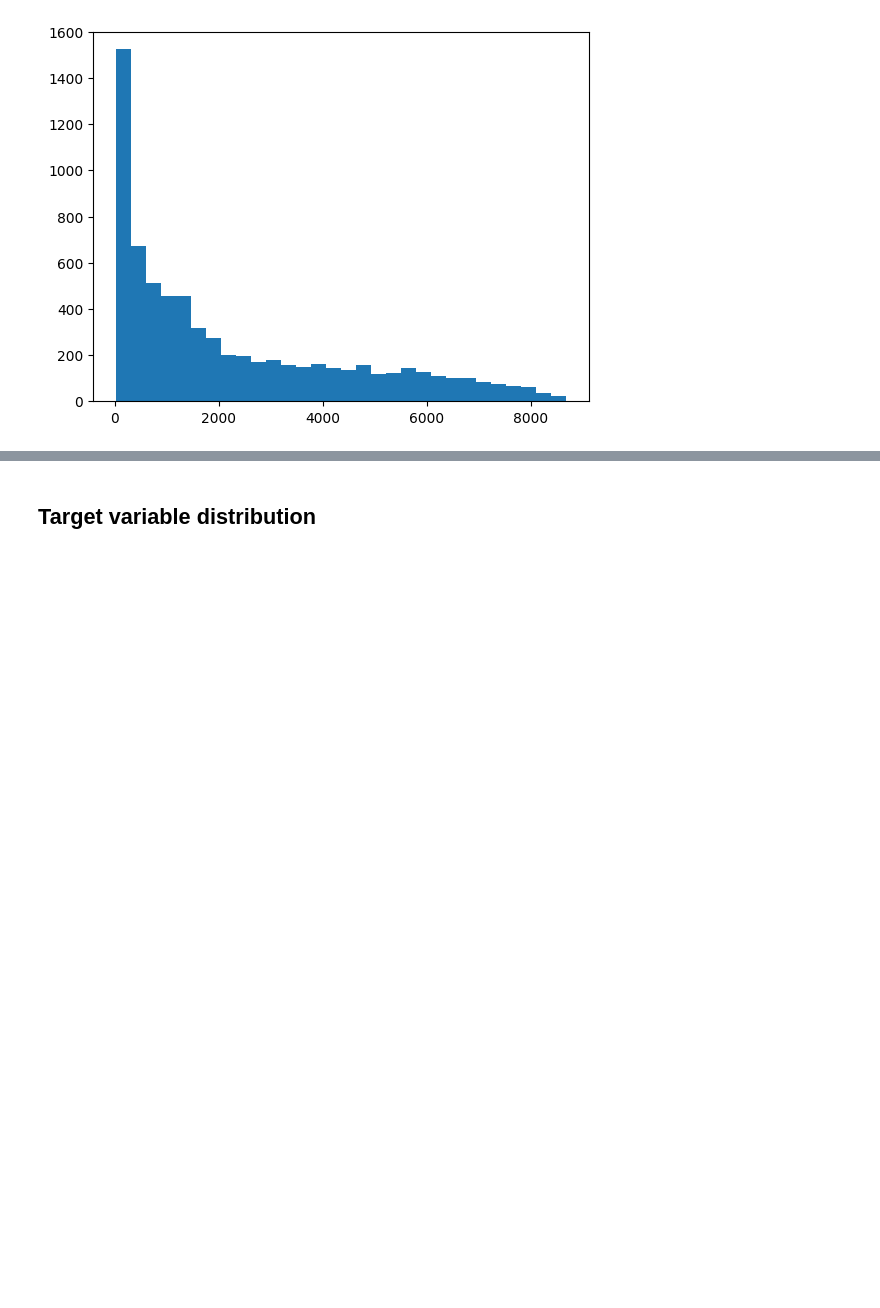
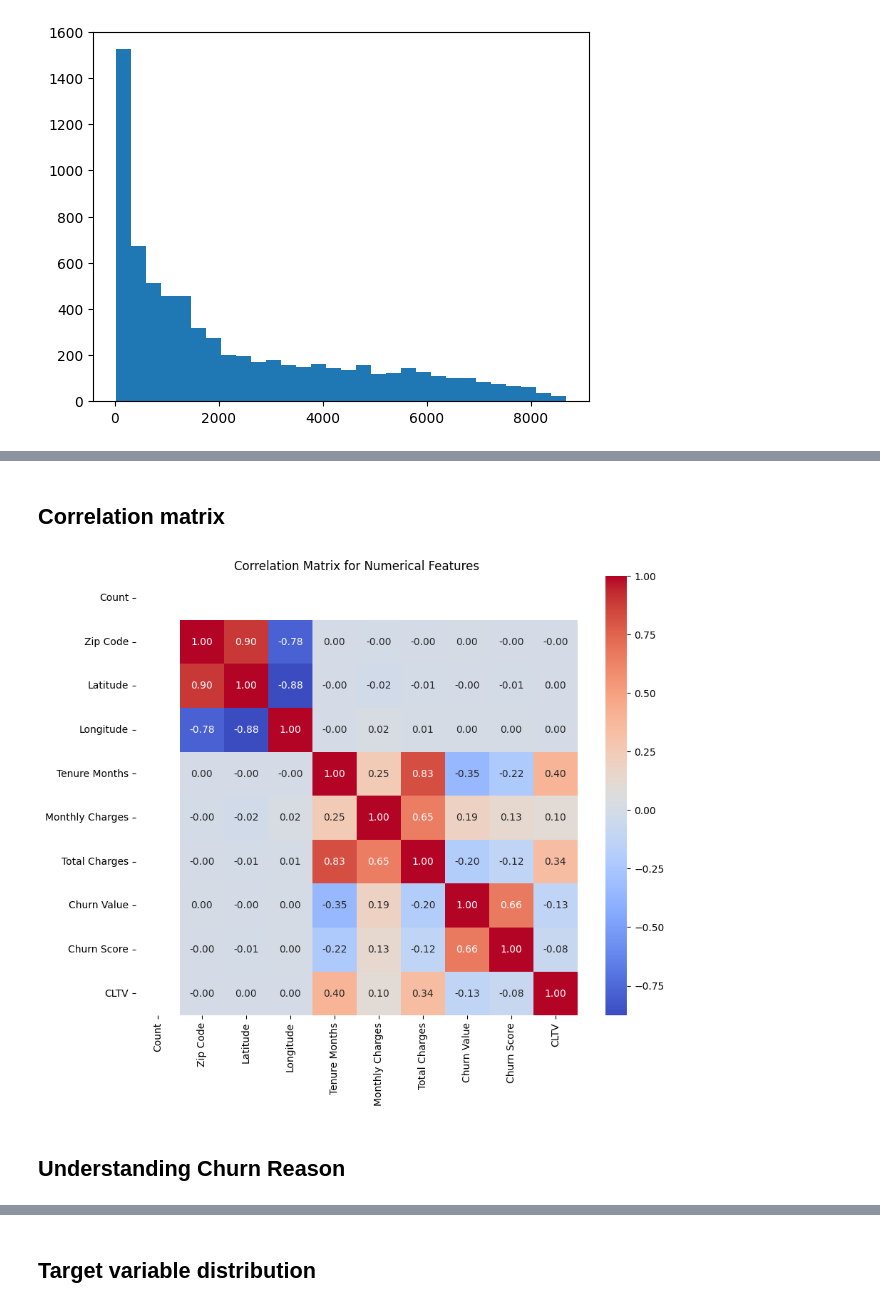
Before and after one commit to GusdPaula/MLENG_FIAP, a Jupyter notebook: fase_1/Gustavo/notebooks_eda/eda.ipynb, the cells around one changed output, grey strips where cells are left out. Cells and saved outputs as stored; diff of their text form; code cells hidden in the pictures; blank space fills up the shorter version.

```diff
--- a/fase_1/Gustavo/notebooks_eda/eda.ipynb
+++ b/fase_1/Gustavo/notebooks_eda/eda.ipynb
@@ -57,6 +58,7 @@ mlflow.set_experiment("Telco-Churn-Prediction")
 # %% [markdown]
 ## Initial Visualization of Data
 # %%
-df = query_bigquery_table()
+#df = query_bigquery_table()
+df = pd.read_excel(r"C:\Users\vc\Documents\MLENG_FIAP\fase_1\Gustavo\db_setup\Telco_customer_churn.xlsx")
 print(df.head())
 # %% [output]
@@ -201,5 +175,5 @@ plt.hist(df[df['TotalCharges'] != ' ']['TotalCharges'].astype(float), bins=30)
  <BarContainer object of 30 artists>)
 [figure]
 # %%
-df = df[df['TotalCharges'] != ' ']
+df['Total Charges'] = df['Total Charges'].replace(" ", 0).astype(float)
 # %%
@@ -206,0 +241,16 @@ df['TotalCharges'] = df['TotalCharges'].astype(float)
+# %% [markdown]
+## Correlation matrix
+# %%
+# Correlation matrix for numerical features
+numerical_cols = df.select_dtypes(include=['float64', 'int64']).columns
+correlation_matrix = df[numerical_cols].corr()
+
+# Heatmap of the correlation matrix
+plt.figure(figsize=(10, 8))
+sns.heatmap(correlation_matrix, annot=True, cmap='coolwarm', fmt=".2f")
+plt.title('Correlation Matrix for Numerical Features')
+plt.show()
+# %% [output]
+[figure, added]
+# %% [markdown]
+## Understanding Churn Reason
```
Also changed, not shown: parts of 76 cells of this notebook.
